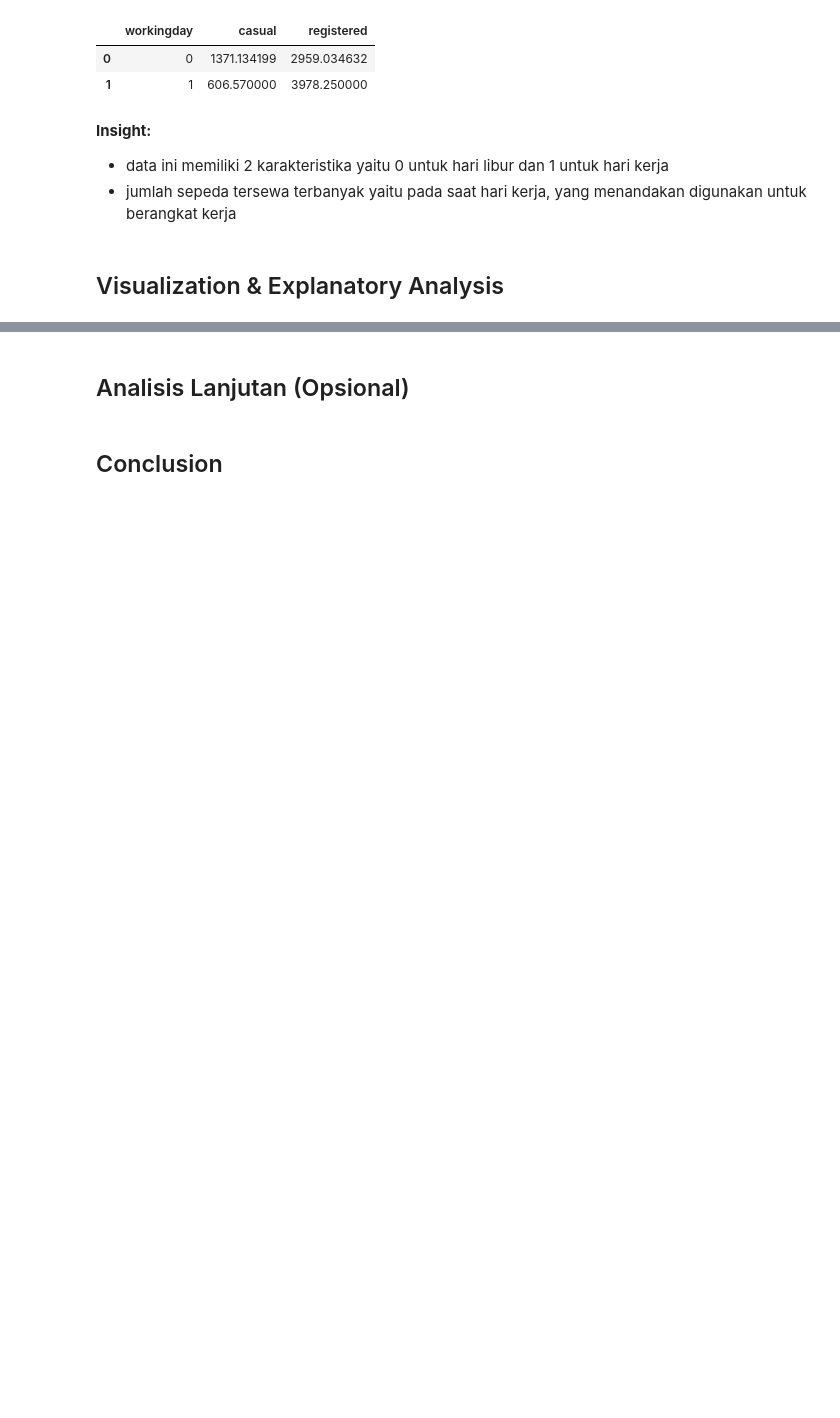
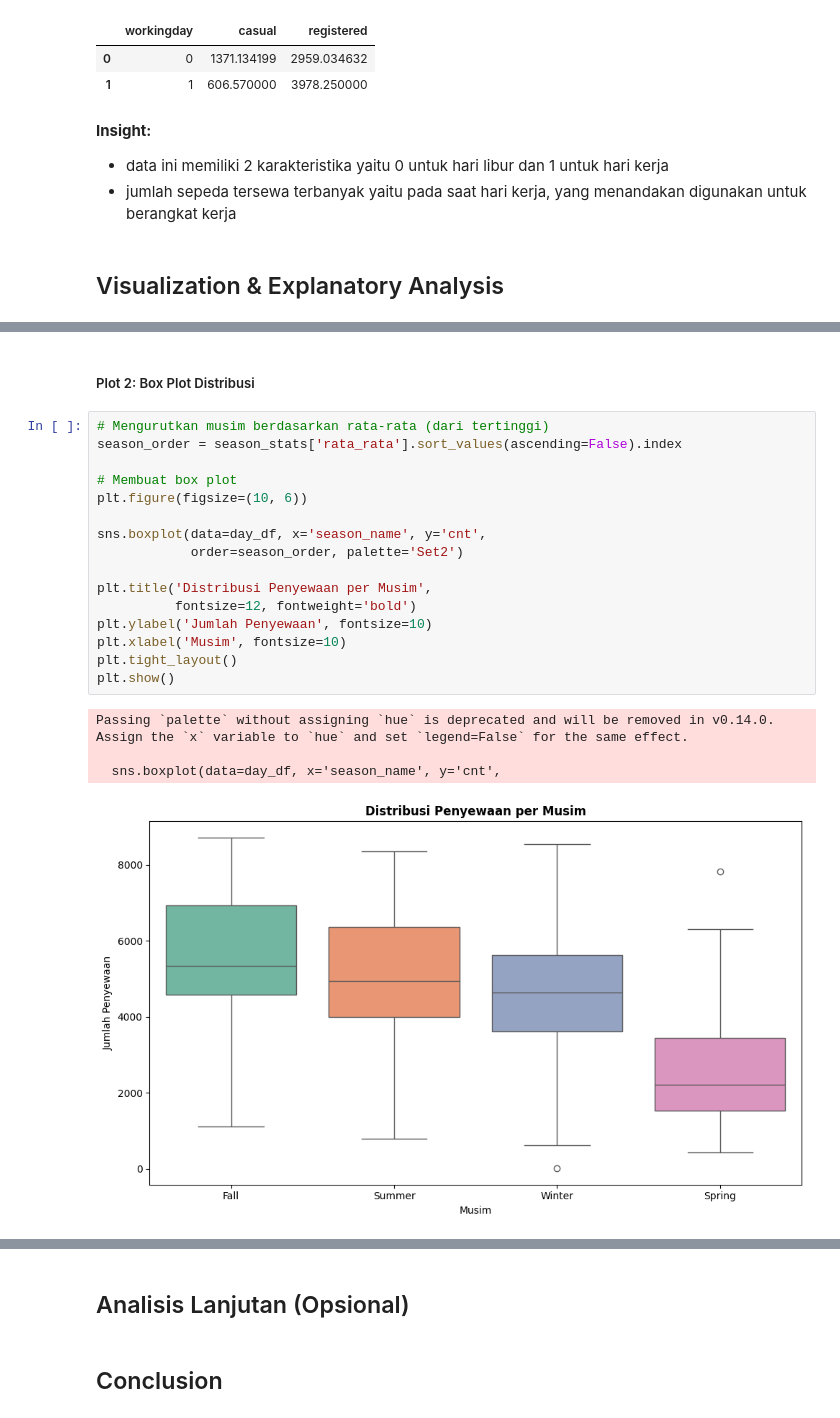
Before and after one commit to EgiJulian12/Submission, a Jupyter notebook: Proyek_Analisis_Data_Egi_Julian.ipynb, the cells around one changed output, grey strips where cells are left out. Saved outputs shown, nothing was run; the diff lists cells and outputs as text; blank space fills up the shorter version.

```diff
--- a/Proyek_Analisis_Data_Egi_Julian.ipynb
+++ b/Proyek_Analisis_Data_Egi_Julian.ipynb
@@ -275,0 +307,23 @@ plt.show()
+# %% [markdown]
+##### Plot 2: Box Plot Distribusi
+# %%
+# Mengurutkan musim berdasarkan rata-rata (dari tertinggi)
+season_order = season_stats['rata_rata'].sort_values(ascending=False).index
+
+# Membuat box plot
+plt.figure(figsize=(10, 6))
+
+sns.boxplot(data=day_df, x='season_name', y='cnt',
+            order=season_order, palette='Set2')
+
+plt.title('Distribusi Penyewaan per Musim',
+          fontsize=12, fontweight='bold')
+plt.ylabel('Jumlah Penyewaan', fontsize=10)
+plt.xlabel('Musim', fontsize=10)
+plt.tight_layout()
+plt.show()
+# %% [output]
+Passing `palette` without assigning `hue` is deprecated and will be removed in v0.14.0. Assign the `x` variable to `hue` and set `legend=False` for the same effect.
+
+  sns.boxplot(data=day_df, x='season_name', y='cnt',
+[figure, added]
```
Also changed, not shown: parts of 34 cells of this notebook.
